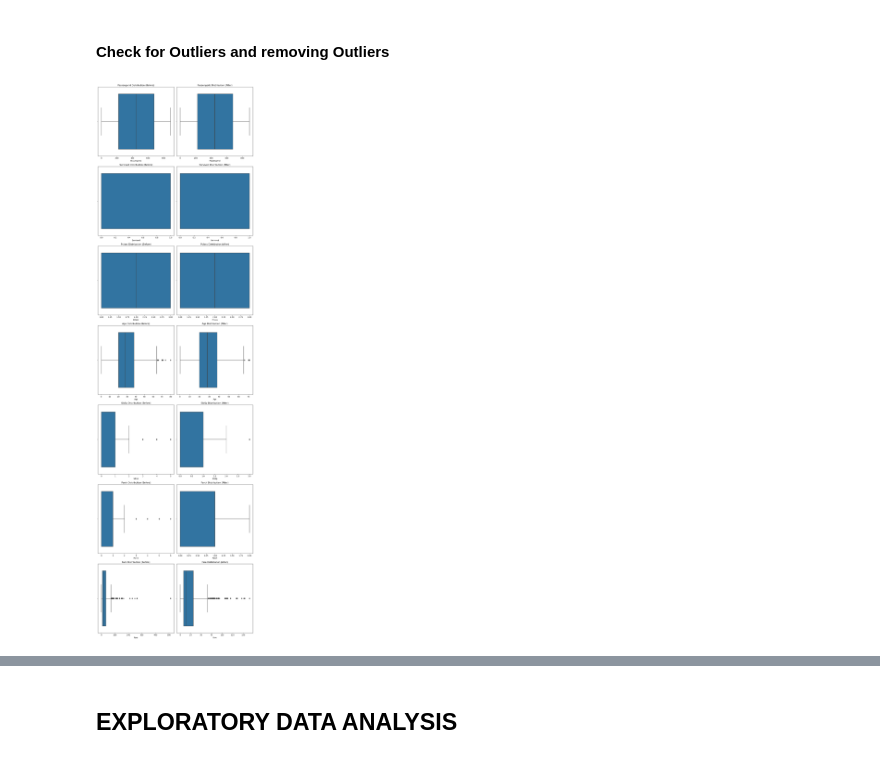
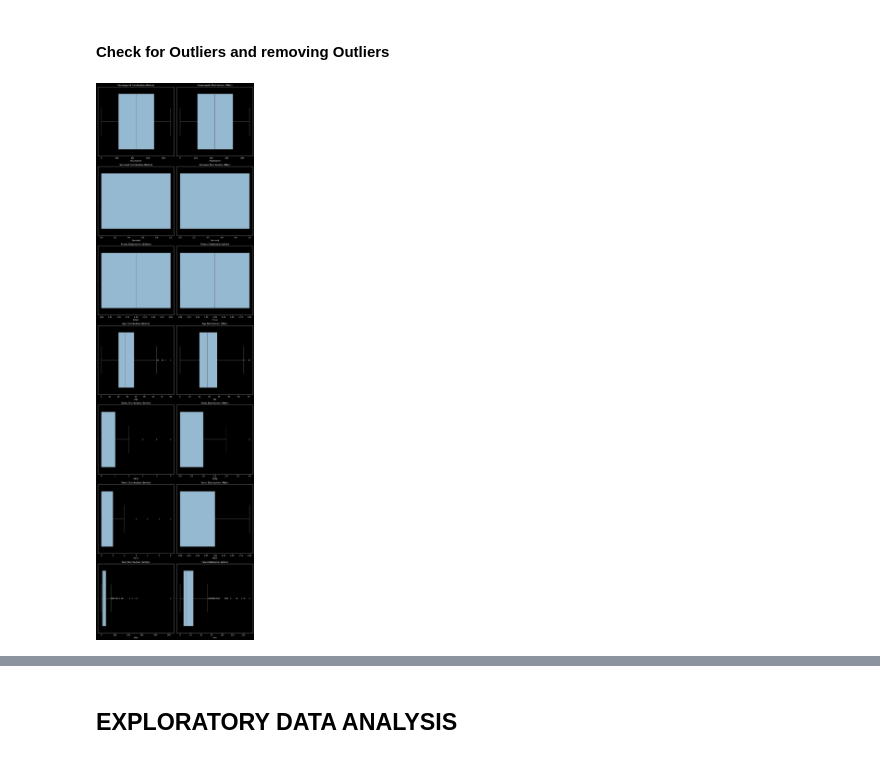
Before and after one commit to marwa9975/Titanic_Exploratory_Data_Analysis, a Jupyter notebook: notebook.ipynb, the cells around one changed output, grey strips where cells are left out. Saved outputs shown, nothing was run; the diff lists cells and outputs as text; code cells hidden in the pictures.

```diff
--- a/notebook.ipynb
+++ b/notebook.ipynb
@@ -213,6 +213,11 @@ df.duplicated(subset='PassengerId').sum()
 # %% [markdown]
 #### Check for Outliers and removing Outliers
 # %%
+# Set the plot style to a dark theme
+plt.style.use('dark_background')
+# Define a custom color palette with darker shades of blue
+custom_palette = sns.color_palette("Blues_d")
+sns.set_palette(custom_palette)
 # Function to check for outliers by plotting
 def outlier_plot_box(df, column_name, ax=None):
     sns.boxplot(x=df[column_name], ax=ax)
@@ -222,31 +227,31 @@ def remove_outliers(data, cols, threshold=3):
     for col in cols:
         z_scores = np.abs(stats.zscore(data[col]))
         data = data[(z_scores < threshold)]
     return data
 
 # Function to plot outliers before and after removal
 def plot_outliers_before_and_after(df, numerical_columns, threshold=3):
     fig, axes = plt.subplots(len(numerical_columns), 2, figsize=(12, len(numerical_columns) * 6))
 
     for i, column in enumerate(numerical_columns):
         ax1 = axes[i][0]
         ax2 = axes[i][1]
 
         # Plot boxplot before removing outliers
         outlier_plot_box(df, column, ax=ax1)
         ax1.set_title(f"{column} Distribution (Before)")
 
         # Remove outliers
         df_cleaned = remove_outliers(df, [column], threshold=threshold)
 
         # Plot boxplot after removing outliers
         outlier_plot_box(df_cleaned, column, ax=ax2)
         ax2.set_title(f"{column} Distribution (After)")
 
     plt.tight_layout()
     plt.show()
 
 # Call the function to plot outliers before and after removal
 plot_outliers_before_and_after(df, numerical_columns)
 # %% [output]
-[figure, old version]
+[figure, new version]
```
Also changed, not shown: parts of 31 cells of this notebook, 1 other file.
